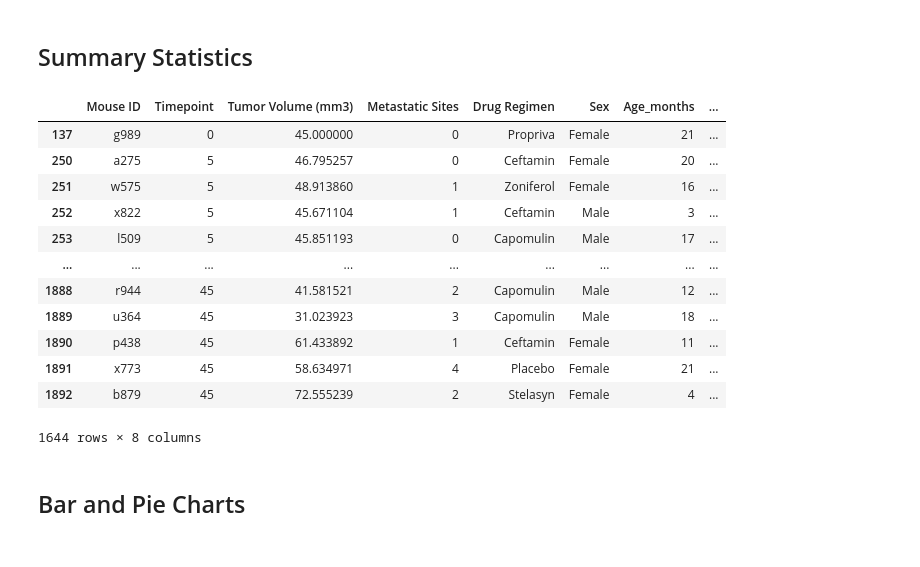
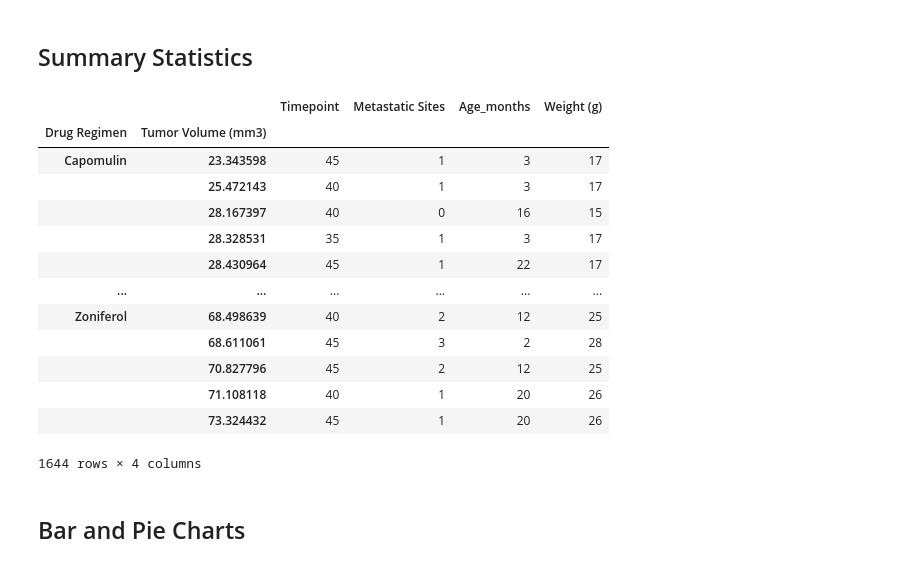
Before and after one commit to aidixon/matplotlib-challenge, a Jupyter notebook: Pymaceuticals/pymaceuticals_starter.ipynb, the cells around one changed output. Saved outputs shown, nothing was run; the diff lists cells and outputs as text; code cells hidden in the pictures.

```diff
--- a/Pymaceuticals/pymaceuticals_starter.ipynb
+++ b/Pymaceuticals/pymaceuticals_starter.ipynb
@@ -158,41 +157,41 @@ second_mice_count
 # %%
 # Generate a summary statistics table of mean, median, variance, standard deviation, and SEM of the tumor volume for each regimen
 
 # Use groupby and summary statistical methods to calculate the following properties of each drug regimen:
 # mean, median, variance, standard deviation, and SEM of the tumor volume.
 # Assemble the resulting series into a single summary dataframe.
 
 grouped_tumor_data = dropped_duplicates_df.groupby(["Drug Regimen", "Tumor Volume (mm3)"])
-# tumor_volume_mean = grouped_tumor_data.mean("Tumor Volume (mm3)")
-# tumor_volume_median = grouped_tumor_data.median("Tumor Volume (mm3)")
+tumor_volume_mean = grouped_tumor_data.mean("Tumor Volume (mm3)")
+tumor_volume_median = grouped_tumor_data.median("Tumor Volume (mm3)")
 # tumor_volume_var = grouped_tumor_data.var("Tumor Volume (mm3)")
 # tumor_volume_stddev = grouped_tumor_data.std("Tumor Volume (mm3)", ddof=0)
 
 
 # tumor_data = {"Mean Tumor Volume" : tumor_volume_mean,
 #               "Median Tumor Volume" : tumor_volume_median,
 #               "Tumor Volume Variance" : tumor_volume_variance,
               #"Tumor Volume Std. Dev" : tumor_volume_stddev,
               #"Tumor Volume Std. Err" : tumor_volume_stderr
 #              }
 # tumor_data
-# tumor_volume_mean
+tumor_volume_mean
 # tumor_volume_median
-grouped_tumor_data.head()
 # %% [output]
-|  | Mouse ID | Timepoint | Tumor Volume (mm3) | Metastatic Sites | Drug Regimen | Sex | Age_months | ... |
-| 137 | g989 | 0 | 45.000000 | 0 | Propriva | Female | 21 | ... |
-| 250 | a275 | 5 | 46.795257 | 0 | Ceftamin | Female | 20 | ... |
-| 251 | w575 | 5 | 48.913860 | 1 | Zoniferol | Female | 16 | ... |
-| 252 | x822 | 5 | 45.671104 | 1 | Ceftamin | Male | 3 | ... |
-| 253 | l509 | 5 | 45.851193 | 0 | Capomulin | Male | 17 | ... |
-| ... | ... | ... | ... | ... | ... | ... | ... | ... |
-| 1888 | r944 | 45 | 41.581521 | 2 | Capomulin | Male | 12 | ... |
-| 1889 | u364 | 45 | 31.023923 | 3 | Capomulin | Male | 18 | ... |
-| 1890 | p438 | 45 | 61.433892 | 1 | Ceftamin | Female | 11 | ... |
-| 1891 | x773 | 45 | 58.634971 | 4 | Placebo | Female | 21 | ... |
-| 1892 | b879 | 45 | 72.555239 | 2 | Stelasyn | Female | 4 | ... |
+|  |  | Timepoint | Metastatic Sites | Age_months | Weight (g) |
+| Drug Regimen | Tumor Volume (mm3) |  |  |  |  |
+| Capomulin | 23.343598 | 45 | 1 | 3 | 17 |
+|  | 25.472143 | 40 | 1 | 3 | 17 |
+|  | 28.167397 | 40 | 0 | 16 | 15 |
+|  | 28.328531 | 35 | 1 | 3 | 17 |
+|  | 28.430964 | 45 | 1 | 22 | 17 |
+| ... | ... | ... | ... | ... | ... |
+| Zoniferol | 68.498639 | 40 | 2 | 12 | 25 |
+|  | 68.611061 | 45 | 3 | 2 | 28 |
+|  | 70.827796 | 45 | 2 | 12 | 25 |
+|  | 71.108118 | 40 | 1 | 20 | 26 |
+|  | 73.324432 | 45 | 1 | 20 | 26 |
-1644 rows × 8 columns
+1644 rows × 4 columns
 # %%
 # Generate a summary statistics table of mean, median, variance, standard deviation, and SEM of the tumor volume for each regimen
 
```
Also changed, not shown: parts of 1 cell of this notebook.
